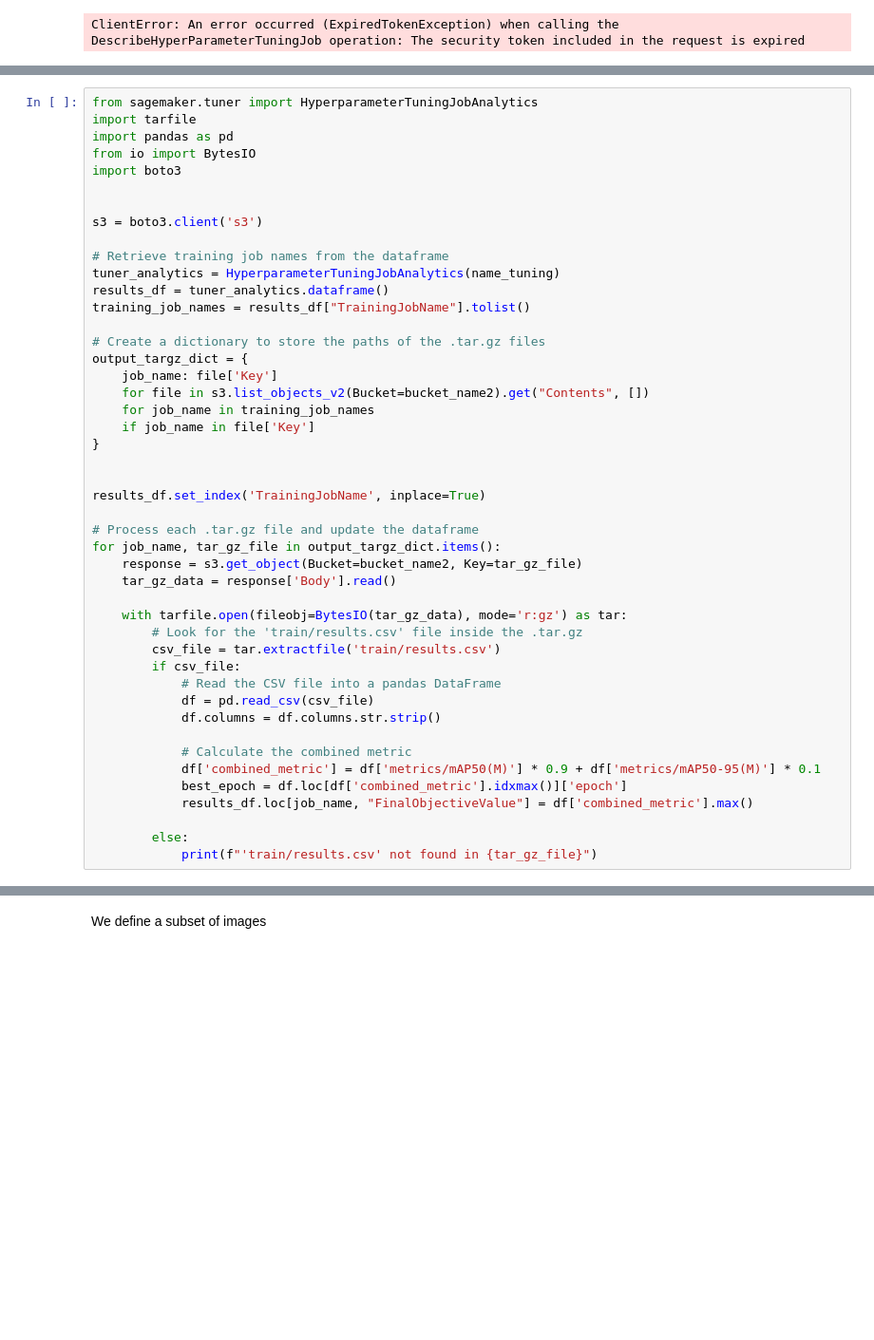
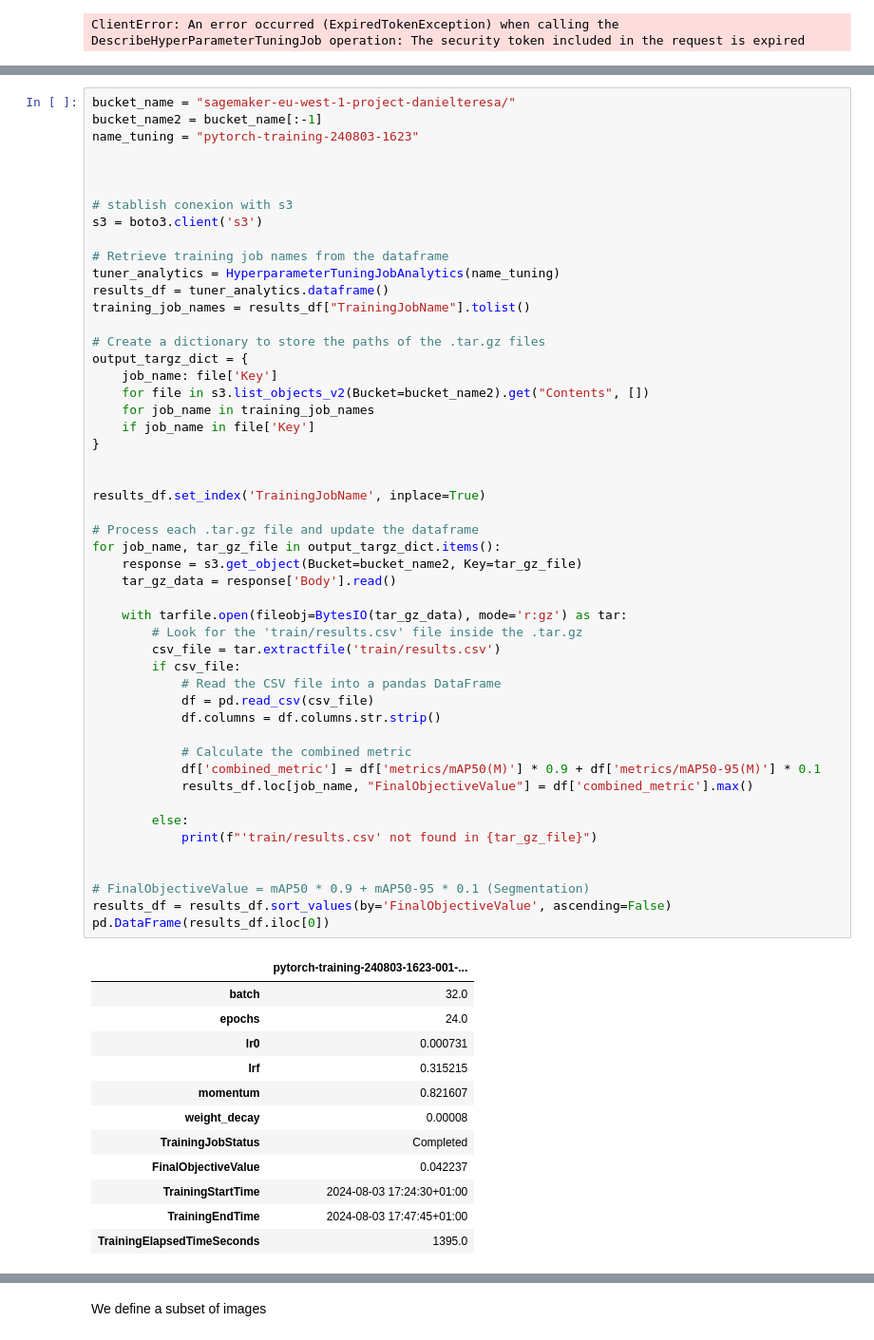
Before and after one commit to ACM40960/project-danielquesada89, a Jupyter notebook: Notebooks/4_yolo_code.ipynb, the cells around one changed output, grey strips where cells are left out. Shown at 95% size. Saved outputs shown, nothing was run; the diff lists cells and outputs as text; blank space fills up the shorter version.

```diff
--- a/Notebooks/4_yolo_code.ipynb
+++ b/Notebooks/4_yolo_code.ipynb
@@ -646,11 +656,11 @@ name_tuning = "pytorch-training-240803-1623"
 # %%
-from sagemaker.tuner import HyperparameterTuningJobAnalytics
-import tarfile
-import pandas as pd
-from io import BytesIO
-import boto3
+bucket_name = "sagemaker-eu-west-1-project-danielteresa/"
+bucket_name2 = bucket_name[:-1]
+name_tuning = "pytorch-training-240803-1623"
 
 
+
+# stablish conexion with s3
 s3 = boto3.client('s3')
 
 # Retrieve training job names from the dataframe
@@ -661,31 +671,48 @@ training_job_names = results_df["TrainingJobName"].tolist()
 # Create a dictionary to store the paths of the .tar.gz files
 output_targz_dict = {
     job_name: file['Key']
     for file in s3.list_objects_v2(Bucket=bucket_name2).get("Contents", [])
     for job_name in training_job_names
     if job_name in file['Key']
 }
 
 
 results_df.set_index('TrainingJobName', inplace=True)
 
 # Process each .tar.gz file and update the dataframe
 for job_name, tar_gz_file in output_targz_dict.items():
     response = s3.get_object(Bucket=bucket_name2, Key=tar_gz_file)
     tar_gz_data = response['Body'].read()
 
     with tarfile.open(fileobj=BytesIO(tar_gz_data), mode='r:gz') as tar:
         # Look for the 'train/results.csv' file inside the .tar.gz
         csv_file = tar.extractfile('train/results.csv')
         if csv_file:
             # Read the CSV file into a pandas DataFrame
             df = pd.read_csv(csv_file)
             df.columns = df.columns.str.strip()
 
             # Calculate the combined metric
             df['combined_metric'] = df['metrics/mAP50(M)'] * 0.9 + df['metrics/mAP50-95(M)'] * 0.1
-            best_epoch = df.loc[df['combined_metric'].idxmax()]['epoch']
             results_df.loc[job_name, "FinalObjectiveValue"] = df['combined_metric'].max()
 
         else:
             print(f"'train/results.csv' not found in {tar_gz_file}")
+
+
+# FinalObjectiveValue = mAP50 * 0.9 + mAP50-95 * 0.1 (Segmentation)
+results_df = results_df.sort_values(by='FinalObjectiveValue', ascending=False)
+pd.DataFrame(results_df.iloc[0])
+# %% [output]
+|  | pytorch-training-240803-1623-001-... |
+| batch | 32.0 |
+| epochs | 24.0 |
+| lr0 | 0.000731 |
+| lrf | 0.315215 |
+| momentum | 0.821607 |
+| weight_decay | 0.00008 |
+| TrainingJobStatus | Completed |
+| FinalObjectiveValue | 0.042237 |
+| TrainingStartTime | 2024-08-03 17:24:30+01:00 |
+| TrainingEndTime | 2024-08-03 17:47:45+01:00 |
+| TrainingElapsedTimeSeconds | 1395.0 |
```
Also changed, not shown: parts of 27 cells of this notebook, 2 other files.
